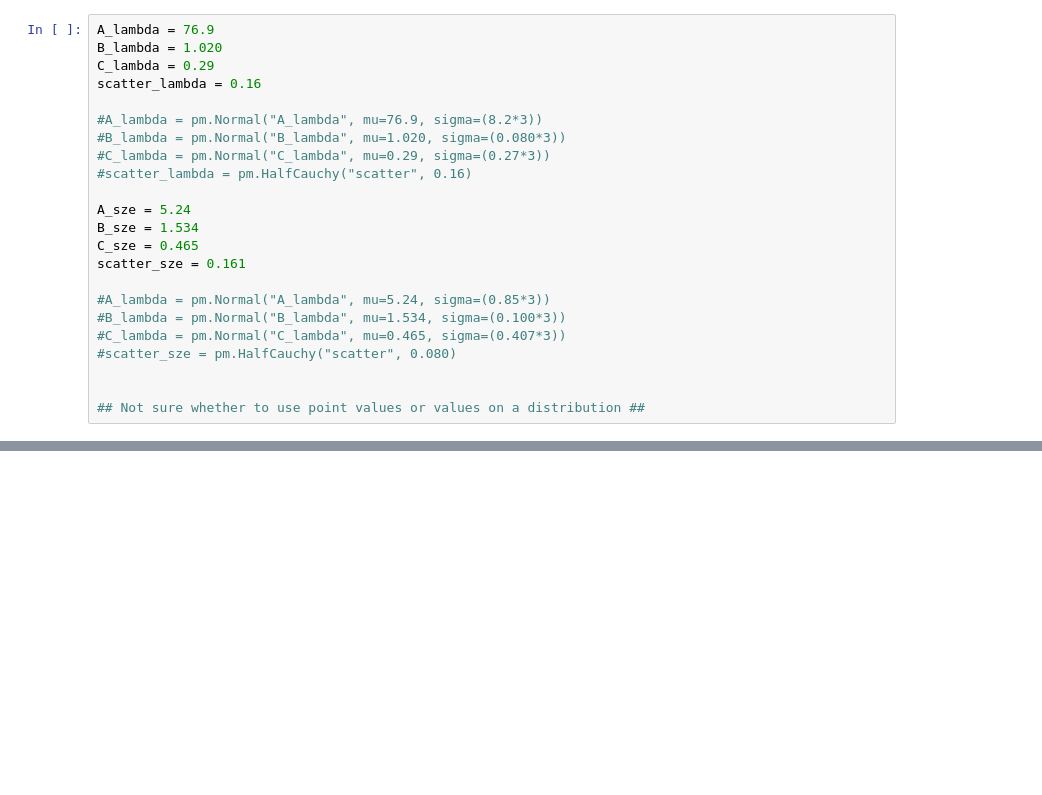
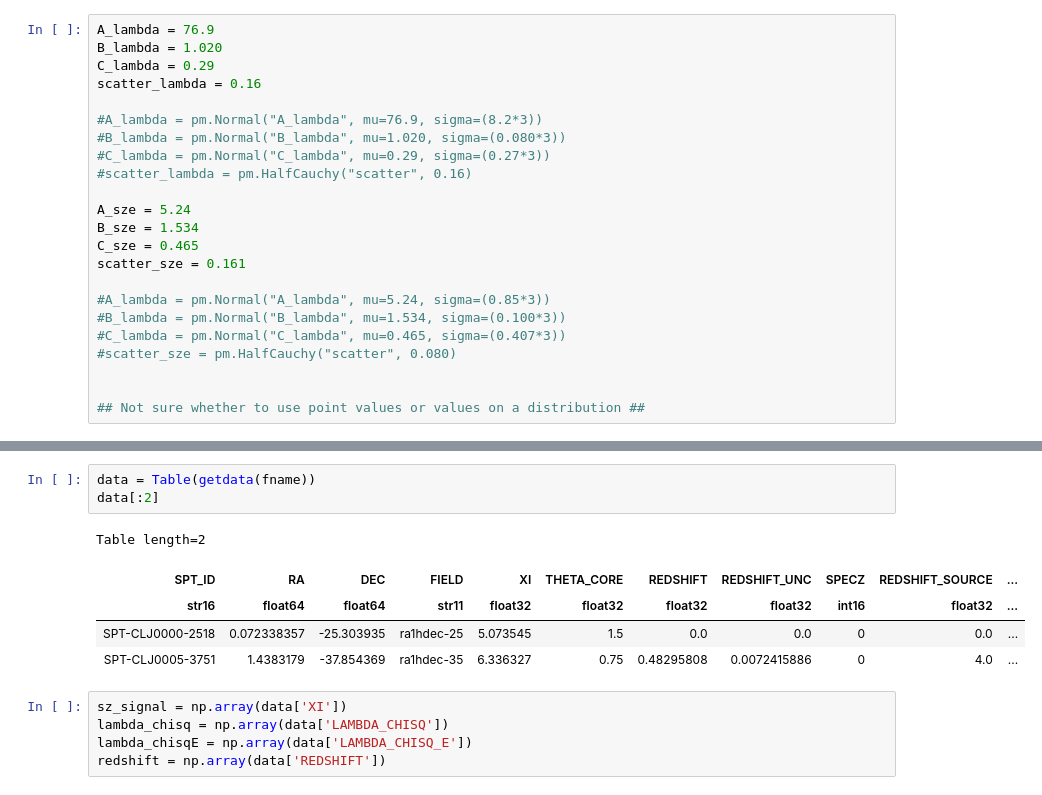
Before and after one commit to allenpinjic/mustar-project, a Jupyter notebook: notebook/SPT_Model_Draft.ipynb, the cells around one changed output, grey strips where cells are left out. Saved outputs shown, nothing was run; the diff lists cells and outputs as text; blank space fills up the shorter version.

```diff
--- a/notebook/SPT_Model_Draft.ipynb
+++ b/notebook/SPT_Model_Draft.ipynb
@@ -198,0 +317,14 @@ ln_zeta_given_M = np.log(A_sze) + (B_sze)*(np.log(M/M0)) + (C_sze)*(np.log(E(z)/
+# %%
+data = Table(getdata(fname))
+data[:2]
+# %% [output]
+Table length=2
+| SPT_ID | RA | DEC | FIELD | XI | THETA_CORE | REDSHIFT | REDSHIFT_UNC | SPECZ | REDSHIFT_SOURCE | ... |
+| str16 | float64 | float64 | str11 | float32 | float32 | float32 | float32 | int16 | float32 | ... |
+| SPT-CLJ0000-2518 | 0.072338357 | -25.303935 | ra1hdec-25 | 5.073545 | 1.5 | 0.0 | 0.0 | 0 | 0.0 | ... |
+| SPT-CLJ0005-3751 | 1.4383179 | -37.854369 | ra1hdec-35 | 6.336327 | 0.75 | 0.48295808 | 0.0072415886 | 0 | 4.0 | ... |
+# %%
+sz_signal = np.array(data['XI'])
+lambda_chisq = np.array(data['LAMBDA_CHISQ'])
+lambda_chisqE = np.array(data['LAMBDA_CHISQ_E'])
+redshift = np.array(data['REDSHIFT'])
```
Also changed, not shown: parts of 20 cells of this notebook.
